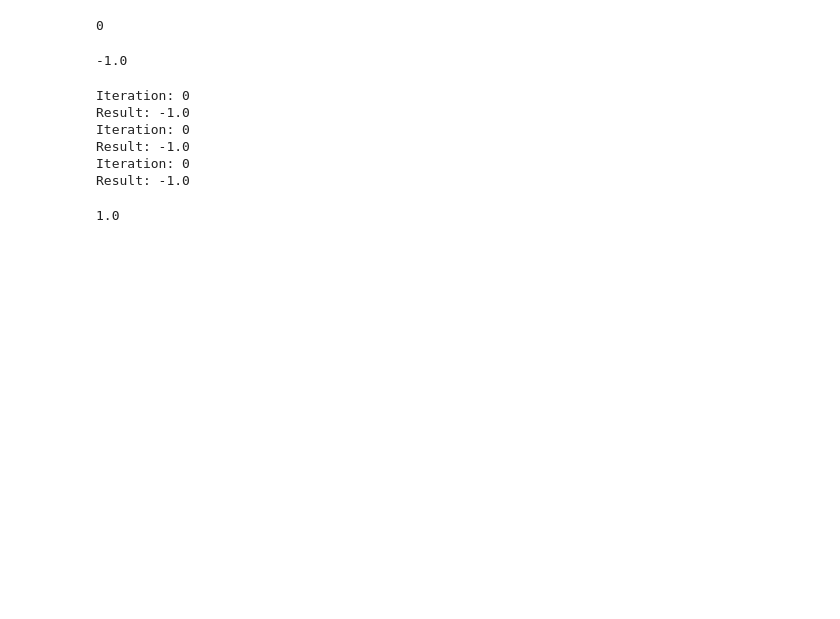
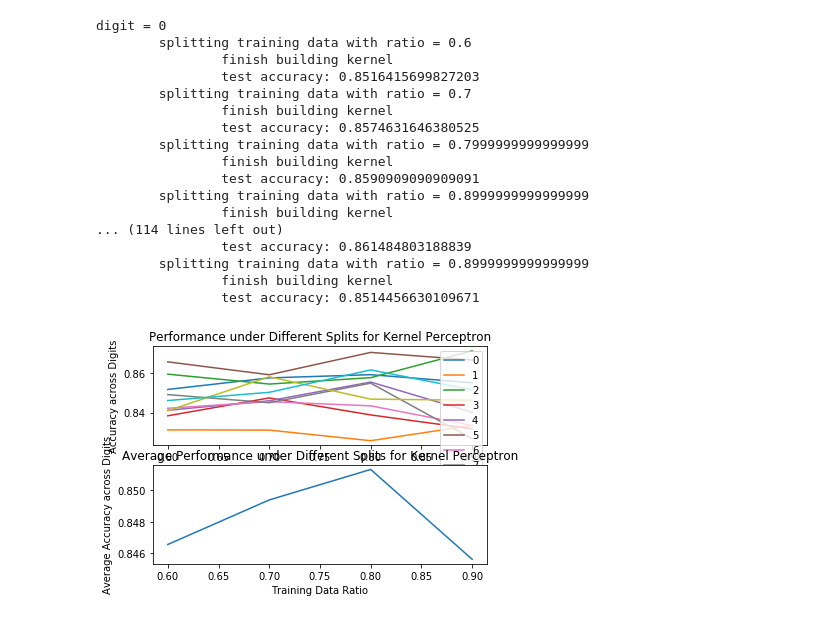
Before and after one commit to anyu0/machine-learning-2020s, a Jupyter notebook: hw2/q6/Kernel.ipynb, the cells around one changed output. Saved outputs shown, nothing was run; the diff lists cells and outputs as text; code cells hidden in the pictures; blank space fills up the shorter version.

Commit message:
ker images

```diff
--- a/hw2/q6/Kernel.ipynb
+++ b/hw2/q6/Kernel.ipynb
@@ -68,5 +17,0 @@ def percepton_accuracy_ker(train_data, test_data, max_iter, digit, p):
-# %%
-percepton_ker(train_data, test_data[0], 1, 0, 1)
-# %% [output]
-0
--1.0
@@ -73,13 +45,56 @@ percepton_ker(train_data, test_data[0], 1, 0, 1)
 # %%
-max_iter = 1
-digit = 0
-p = 5
-percepton_accuracy_ker(train_data, test_data, max_iter, digit, p)
+max_iter = 1000
+digit = 5
+p = 2
+perceptron_ker(train_data, test_data, max_iter, digit, p)
-# %% [output]
-Iteration: 0
-Result: -1.0
-Iteration: 0
-Result: -1.0
-Iteration: 0
-Result: -1.0
-1.0
+# %%
+# Plot accuracy against ratio
+# model: ker
+# result: 0.8 global optimum
+
+ITER = 200
+p = 2
+x_data = np.arange(0.6, 1.0, 0.1)
+Y = np.zeros((len(x_data), 10))
+
+for digit in range(10):
+    print('digit =', digit)
+    for i in range(len(x_data)):
+        print('\tsplitting training data with ratio =', x_data[i])
+        train_data, test_data = split(dataset, x_data[i])
+        Y[i, digit] = perceptron_ker(train_data, test_data, ITER, digit, p)
+
+f = plt.figure(1)
+for digit in range(10):
+    plt.plot(x_data, Y[:, digit], label = str(digit))
+plt.legend(loc='upper right')
+plt.xlabel('Training Data Ratio')
+plt.ylabel('Accuracy across Digits')
+plt.title('Performance under Different Splits for Kernel Perceptron')
+plt.savefig('img/splits_ker_all.png')
+
+g = plt.figure(2)
+plt.plot(x_data, np.mean(Y, axis=1))
+plt.xlabel('Training Data Ratio')
+plt.ylabel('Average Accuracy across Digits')
+plt.title('Average Performance under Different Splits for Kernel Perceptron')
+plt.savefig('img/splits_ker.png')
+# %% [output]
+digit = 0
+        splitting training data with ratio = 0.6
+                finish building kernel
+                test accuracy: 0.8516415699827203
+        splitting training data with ratio = 0.7
+                finish building kernel
+                test accuracy: 0.8574631646380525
+        splitting training data with ratio = 0.7999999999999999
+                finish building kernel
+                test accuracy: 0.8590909090909091
+        splitting training data with ratio = 0.8999999999999999
+                finish building kernel
+... (114 lines left out)
+                test accuracy: 0.861484803188839
+        splitting training data with ratio = 0.8999999999999999
+                finish building kernel
+                test accuracy: 0.8514456630109671
+[figure, added]
```
Also changed, not shown: parts of 5 cells of this notebook.
